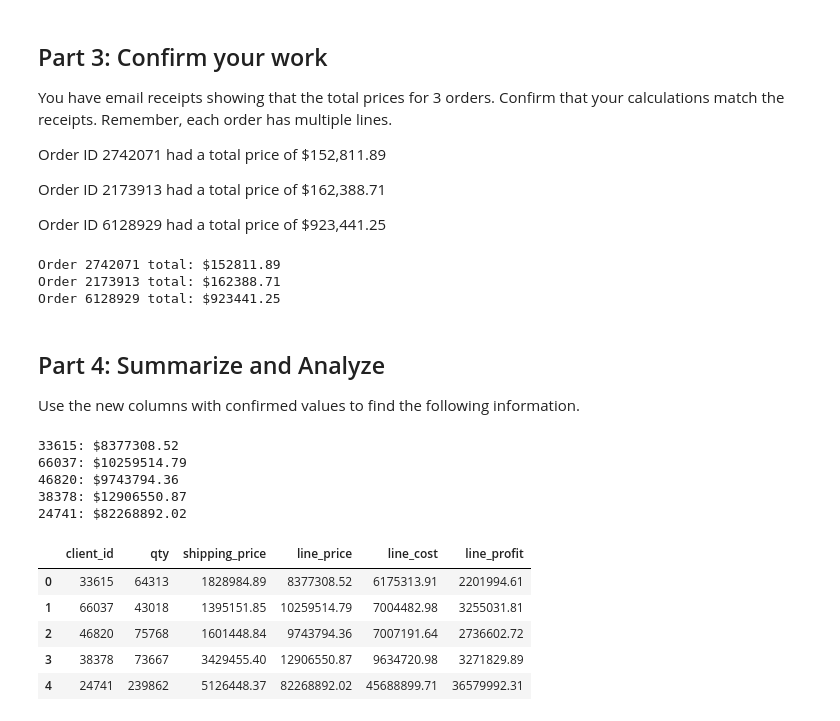
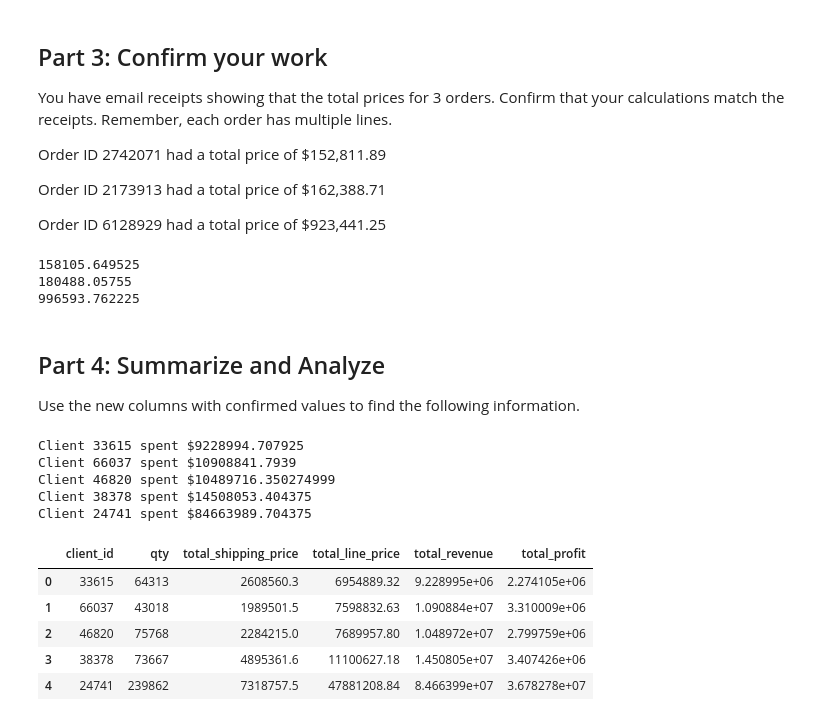
Before and after one commit to tredavis/pandas-challenge-1, a Jupyter notebook: wholesale_data_analysis_starter_code.ipynb, the cells around one changed output. Saved outputs shown, nothing was run; the diff lists cells and outputs as text; code cells hidden in the pictures.

```diff
--- a/wholesale_data_analysis_starter_code.ipynb
+++ b/wholesale_data_analysis_starter_code.ipynb
@@ -99,4 +100,11 @@ df['subtotal'] = df['unit_price'] * df['qty']
 # %%
 # Create a column for shipping price.
 # Assume a shipping price of $7 per pound for orders over 50 pounds and $10 per pound for items 50 pounds or under.
-df['shipping_price'] = df['unit_weight'].apply(lambda x: 7 if x > 50 else 10)
+def shipping_price(row):
+    weight_qty = row['unit_weight'] * row['qty']
+    if row['unit_weight'] > 50:
+        return 7.00 * weight_qty
+    else:
+        return 10.00 * weight_qty
+
+df['shipping_price'] = df.apply(shipping_price, axis=1)
@@ -103,2 +120,4 @@ df['shipping_price'] = df['unit_weight'].apply(lambda x: 7 if x > 50 else 10)
 # %%
 # Create a column for the total price using the subtotal and the shipping price along with a sales tax of 9.25%
+total_with_ship = df['subtotal'] + df['shipping_price']
+df['total_price'] = total_with_ship + (total_with_ship * 0.0925)
@@ -110,3 +124,4 @@ df['shipping_price'] = df['unit_weight'].apply(lambda x: 7 if x > 50 else 10)
 # %%
 # Create a column for the cost of each line using unit cost, qty, and
 # shipping price (assume the shipping cost is exactly what is charged to the client).
+df['cost_of_each_line'] = (df['unit_cost'] * df['qty']) + df['shipping_price']
@@ -119,5 +128,7 @@ df['shipping_price'] = df['unit_weight'].apply(lambda x: 7 if x > 50 else 10)
 # %%
 # Create a column for the profit of each line using line cost and line price
+df['profit'] = df['total_price'] - df['cost_of_each_line']
+df.head()
 # %% [output]
 |  | first | last | job | phone | email | client_id | order_id | order_date | order_week | order_year | ... |
 | 0 | Donald | Harding | Immunologist | 793-904-7725x39308 | harding.donald.7185@sullivan.com | 58515 | 8953482 | 2023-04-28 | 17 | 2023 | ... |
@@ -135,31 +148,50 @@ Order ID 2173913 had a total price of \$162,388.71
 Order ID 6128929 had a total price of \$923,441.25
 # %%
 # Check your work using the totals above
+orders_1 = df.loc[df['order_id'] == 2742071]['total_price'].sum()
+print(orders_1)
+
+orders_2 = df.loc[df['order_id'] == 2173913]['total_price'].sum()
+print(orders_2)
+
+orders_3 = df.loc[df['order_id'] == 6128929]['total_price'].sum()
+print(orders_3)
 # %% [output]
-Order 2742071 total: $152811.89
-Order 2173913 total: $162388.71
-Order 6128929 total: $923441.25
+158105.649525
+180488.05755
+996593.762225
 # %% [markdown]
 ## Part 4: Summarize and Analyze
 Use the new columns with confirmed values to find the following information.
 # %%
 # How much did each of the top 5 clients by quantity spend? Check your work from Part 1 for client ids.
+for client in clients_top:
+    total_spent = df.loc[df['client_id'] == client]['total_price'].sum()
+    print(f'Client {client} spent ${total_spent}')
 # %% [output]
-33615: $8377308.52
-66037: $10259514.79
-46820: $9743794.36
-38378: $12906550.87
-24741: $82268892.02
+Client 33615 spent $9228994.707925
+Client 66037 spent $10908841.7939
+Client 46820 spent $10489716.350274999
+Client 38378 spent $14508053.404375
+Client 24741 spent $84663989.704375
 # %%
 # Create a summary DataFrame showing the totals for the for the top 5 clients with the following information:
 # total units purchased, total shipping price, total revenue, and total profit.
+df_summary = pd.DataFrame(columns=['client_id', 'qty', 'total_shipping_price', 'total_line_price', 'total_revenue', 'total_profit'])
+df_summary['client_id'] = clients_top
+df_summary['qty'] = df.groupby('client_id')['qty'].sum().loc[clients_top].values
+df_summary['total_shipping_price'] = df.groupby('client_id')['shipping_price'].sum().loc[clients_top].values
+df_summary['total_line_price'] = df.groupby('client_id')['cost_of_each_line'].sum().loc[clients_top].values
+df_summary['total_revenue'] = df.groupby('client_id')['total_price'].sum().loc[clients_top].values
+df_summary['total_profit'] = df.groupby('client_id')['profit'].sum().loc[clients_top].values
+df_summary
 # %% [output]
-|  | client_id | qty | shipping_price | line_price | line_cost | line_profit |
-| 0 | 33615 | 64313 | 1828984.89 | 8377308.52 | 6175313.91 | 2201994.61 |
-| 1 | 66037 | 43018 | 1395151.85 | 10259514.79 | 7004482.98 | 3255031.81 |
-| 2 | 46820 | 75768 | 1601448.84 | 9743794.36 | 7007191.64 | 2736602.72 |
-| 3 | 38378 | 73667 | 3429455.40 | 12906550.87 | 9634720.98 | 3271829.89 |
-| 4 | 24741 | 239862 | 5126448.37 | 82268892.02 | 45688899.71 | 36579992.31 |
+|  | client_id | qty | total_shipping_price | total_line_price | total_revenue | total_profit |
+| 0 | 33615 | 64313 | 2608560.3 | 6954889.32 | 9.228995e+06 | 2.274105e+06 |
+| 1 | 66037 | 43018 | 1989501.5 | 7598832.63 | 1.090884e+07 | 3.310009e+06 |
+| 2 | 46820 | 75768 | 2284215.0 | 7689957.80 | 1.048972e+07 | 2.799759e+06 |
+| 3 | 38378 | 73667 | 4895361.6 | 11100627.18 | 1.450805e+07 | 3.407426e+06 |
+| 4 | 24741 | 239862 | 7318757.5 | 47881208.84 | 8.466399e+07 | 3.678278e+07 |
 # %%
 # Format the data and rename the columns to names suitable for presentation.
 
```
Also changed, not shown: parts of 7 cells of this notebook.
